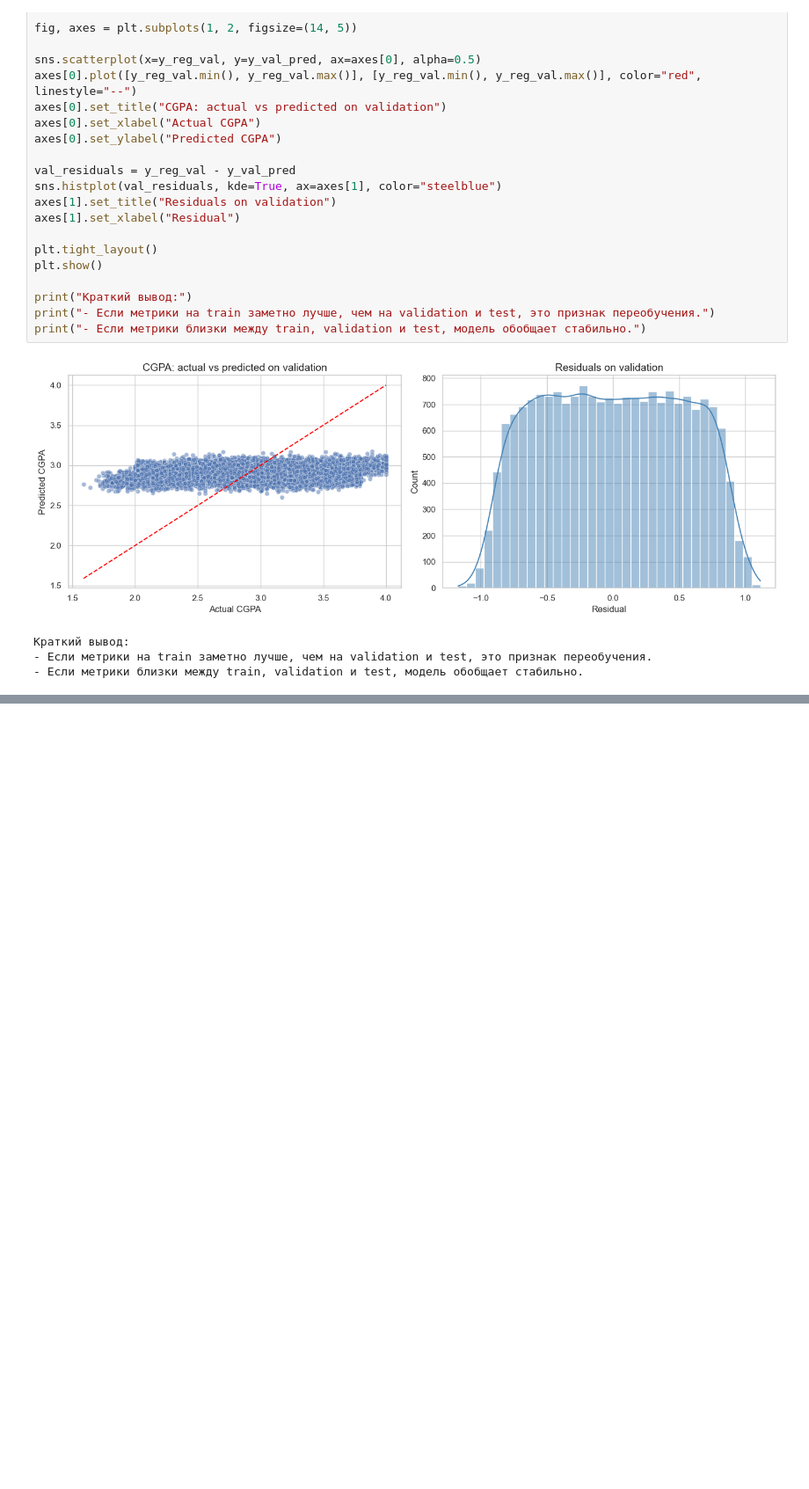
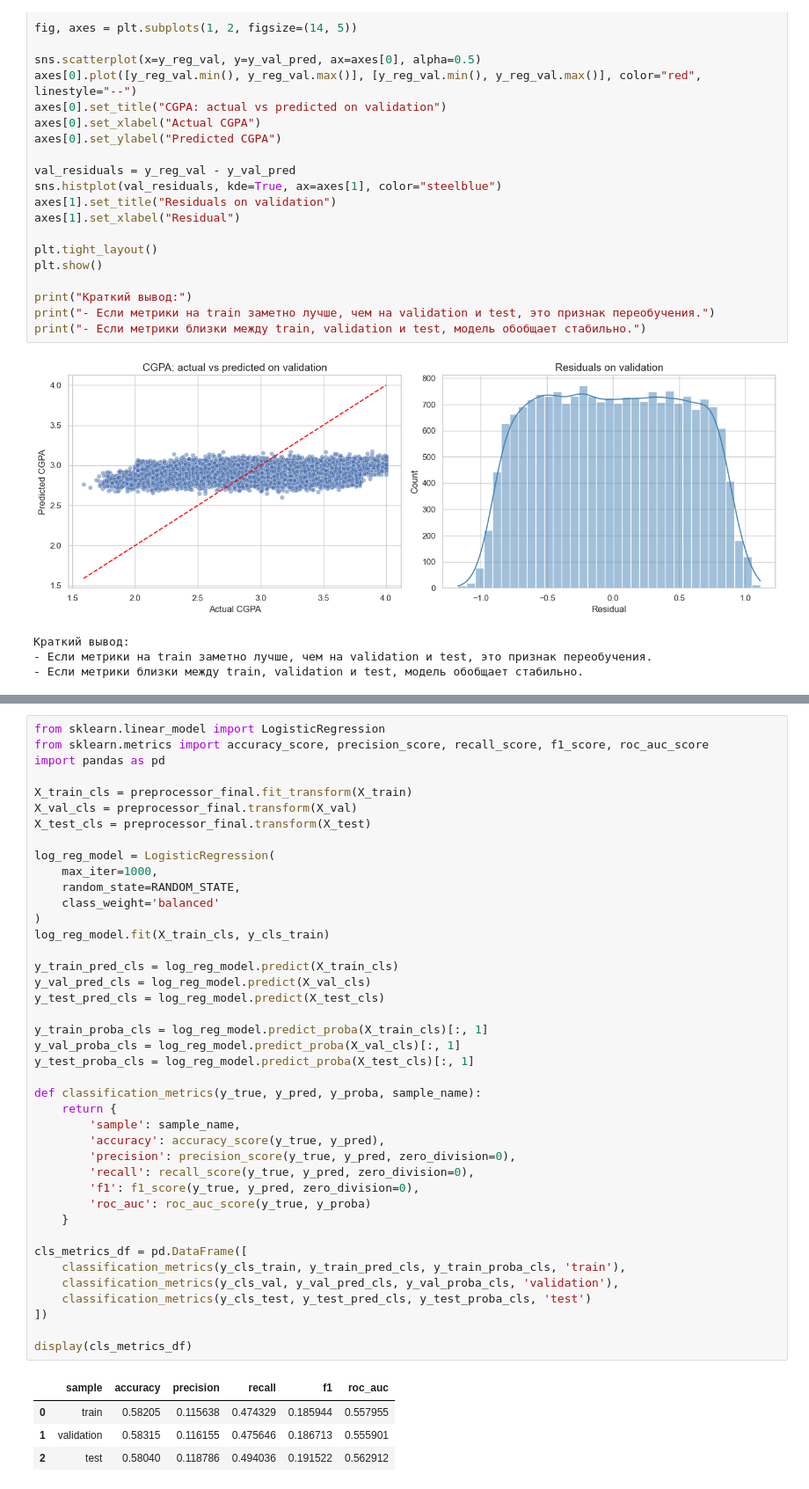
Before and after one commit to TwoToTango123/DS-basic-ML-pipeline-on-table-data, a Jupyter notebook: lab1_notebook.ipynb, the cells around one changed output, grey strips where cells are left out. Shown at 88% size. Cells and saved outputs as stored; diff of their text form; blank space fills up the shorter version.

```diff
--- a/lab1_notebook.ipynb
+++ b/lab1_notebook.ipynb
@@ -495,0 +501,46 @@ print("- Если метрики близки между train, validation и te
+# %%
+from sklearn.linear_model import LogisticRegression
+from sklearn.metrics import accuracy_score, precision_score, recall_score, f1_score, roc_auc_score
+import pandas as pd
+
+X_train_cls = preprocessor_final.fit_transform(X_train)
+X_val_cls = preprocessor_final.transform(X_val)
+X_test_cls = preprocessor_final.transform(X_test)
+
+log_reg_model = LogisticRegression(
+    max_iter=1000,
+    random_state=RANDOM_STATE,
+    class_weight='balanced'
+)
+log_reg_model.fit(X_train_cls, y_cls_train)
+
+y_train_pred_cls = log_reg_model.predict(X_train_cls)
+y_val_pred_cls = log_reg_model.predict(X_val_cls)
+y_test_pred_cls = log_reg_model.predict(X_test_cls)
+
+y_train_proba_cls = log_reg_model.predict_proba(X_train_cls)[:, 1]
+y_val_proba_cls = log_reg_model.predict_proba(X_val_cls)[:, 1]
+y_test_proba_cls = log_reg_model.predict_proba(X_test_cls)[:, 1]
+
+def classification_metrics(y_true, y_pred, y_proba, sample_name):
+    return {
+        'sample': sample_name,
+        'accuracy': accuracy_score(y_true, y_pred),
+        'precision': precision_score(y_true, y_pred, zero_division=0),
+        'recall': recall_score(y_true, y_pred, zero_division=0),
+        'f1': f1_score(y_true, y_pred, zero_division=0),
+        'roc_auc': roc_auc_score(y_true, y_proba)
+    }
+
+cls_metrics_df = pd.DataFrame([
+    classification_metrics(y_cls_train, y_train_pred_cls, y_train_proba_cls, 'train'),
+    classification_metrics(y_cls_val, y_val_pred_cls, y_val_proba_cls, 'validation'),
+    classification_metrics(y_cls_test, y_test_pred_cls, y_test_proba_cls, 'test')
+])
+
+display(cls_metrics_df)
+# %% [output]
+|  | sample | accuracy | precision | recall | f1 | roc_auc |
+| 0 | train | 0.58205 | 0.115638 | 0.474329 | 0.185944 | 0.557955 |
+| 1 | validation | 0.58315 | 0.116155 | 0.475646 | 0.186713 | 0.555901 |
+| 2 | test | 0.58040 | 0.118786 | 0.494036 | 0.191522 | 0.562912 |
```
Also changed, not shown: parts of 3 cells of this notebook.
